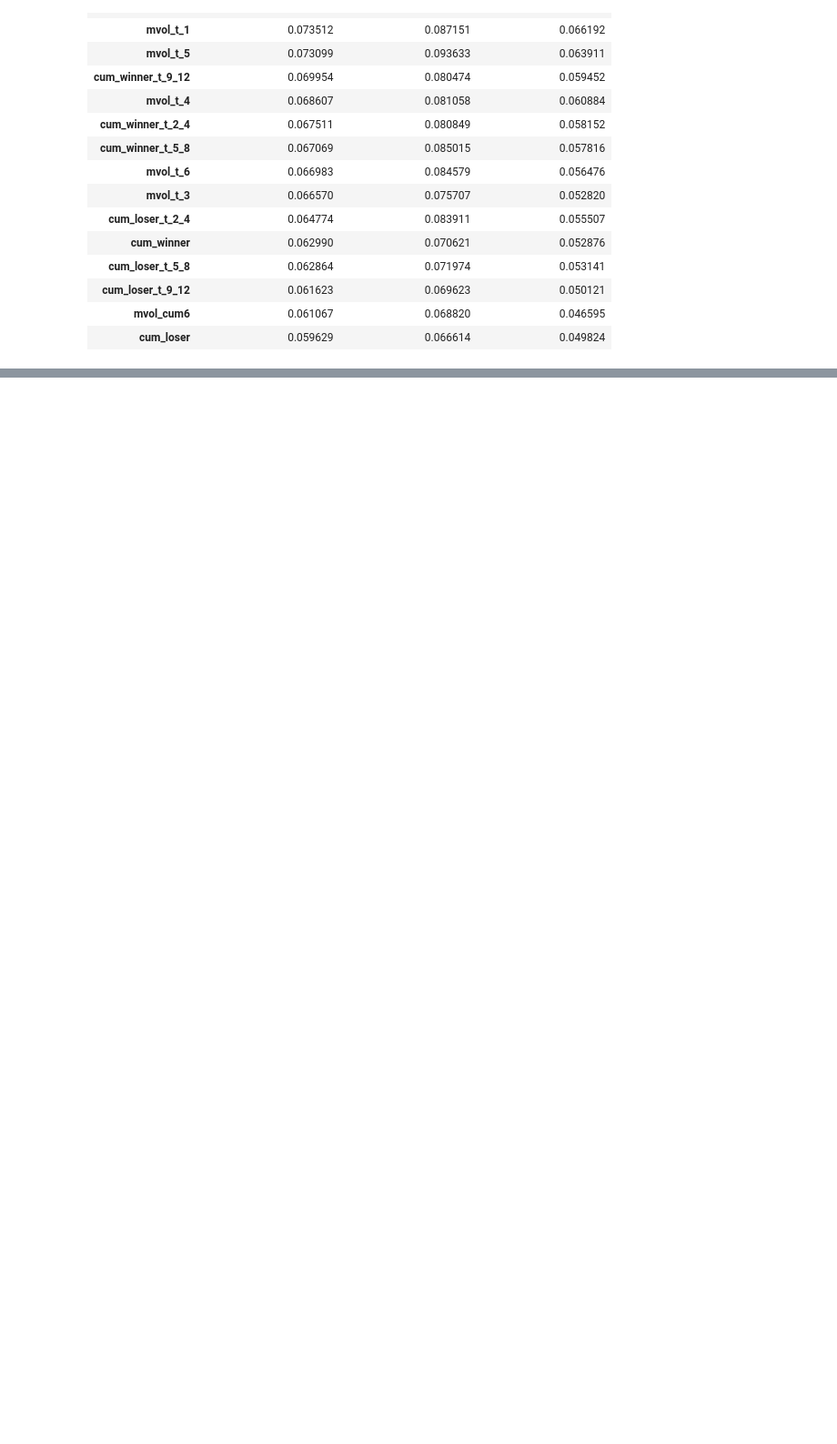
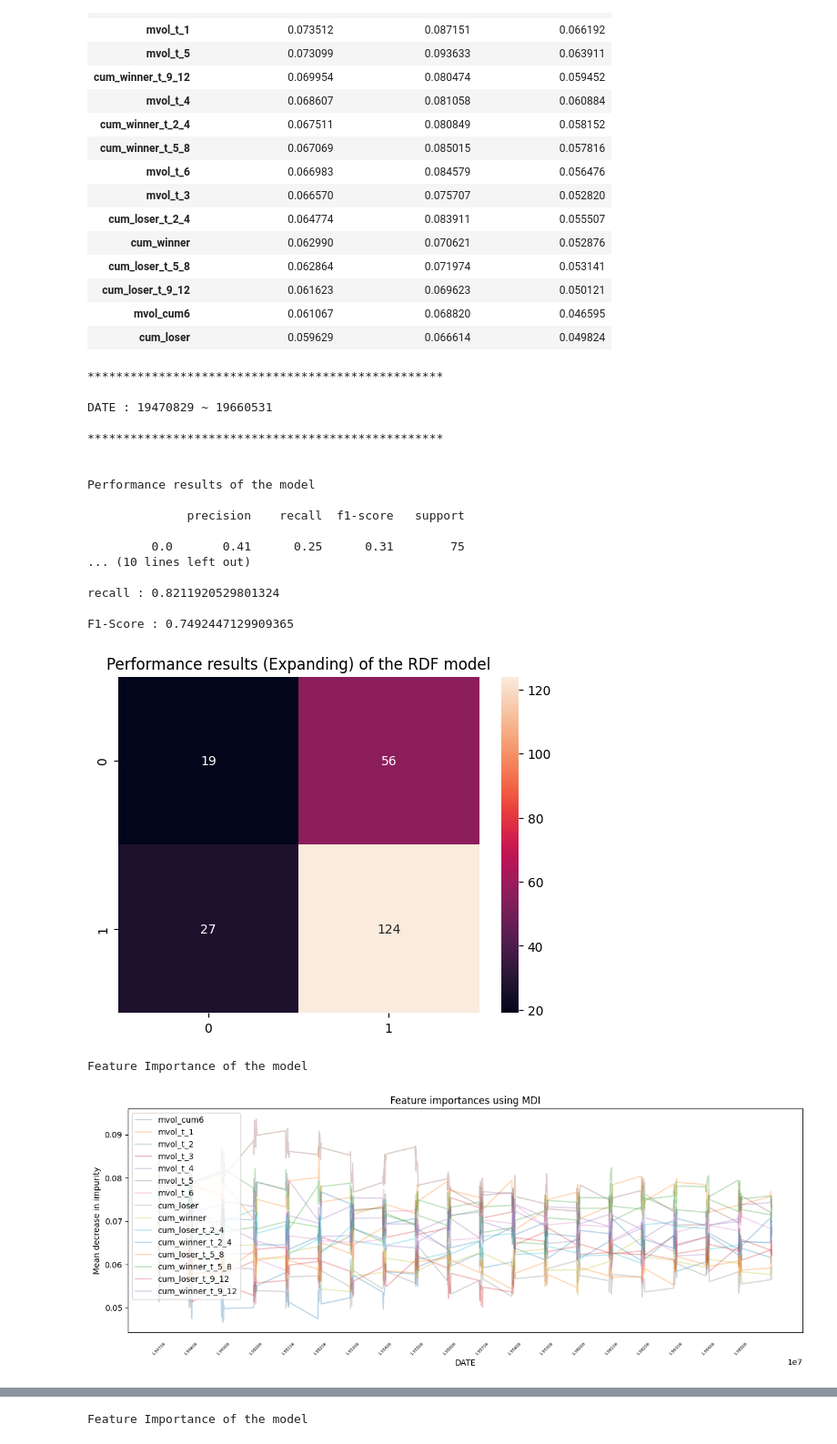
Before and after one commit to namwootree/UNIST_AICP, a Jupyter notebook: Rolling_Windows.ipynb, the cells around one changed output, grey strips where cells are left out. Shown at 91% size. Saved outputs shown, nothing was run; the diff lists cells and outputs as text; code cells hidden in the pictures; blank space fills up the shorter version.

```diff
--- a/Rolling_Windows.ipynb
+++ b/Rolling_Windows.ipynb
@@ -371,3 +484,26 @@ Feature Importance of the model
 | cum_loser_t_9_12 | 0.061623 | 0.069623 | 0.050121 |
 | mvol_cum6 | 0.061067 | 0.068820 | 0.046595 |
 | cum_loser | 0.059629 | 0.066614 | 0.049824 |
+# %%
+slice_data(Expanding_RDF_Result, 4, 'Expanding', 'RDF')
+# %% [output]
+**************************************************
+
+DATE : 19470829 ~ 19660531
+
+**************************************************
+
+
+Performance results of the model
+
+              precision    recall  f1-score   support
+
+         0.0       0.41      0.25      0.31        75
+... (10 lines left out)
+
+recall : 0.8211920529801324
+
+F1-Score : 0.7492447129909365
+[figure, added]
+Feature Importance of the model
+[figure, added]
@@ -373,0 +545 @@ Feature Importance of the model
+Feature Importance of the model
```
Also changed, not shown: parts of 6 cells of this notebook.
